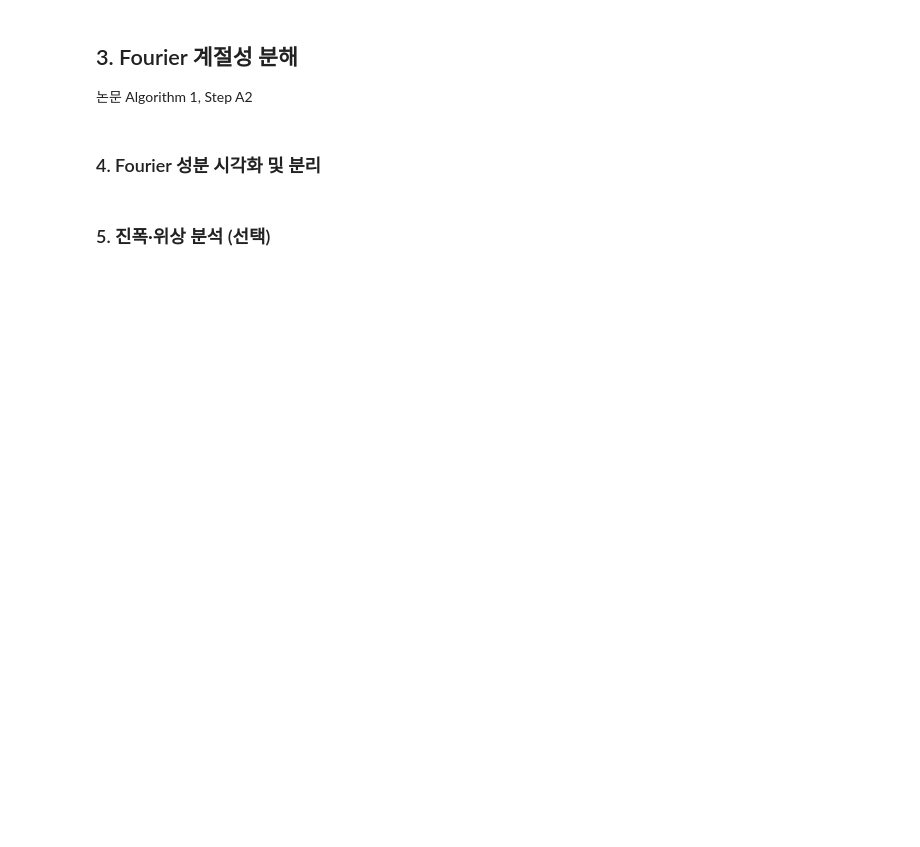
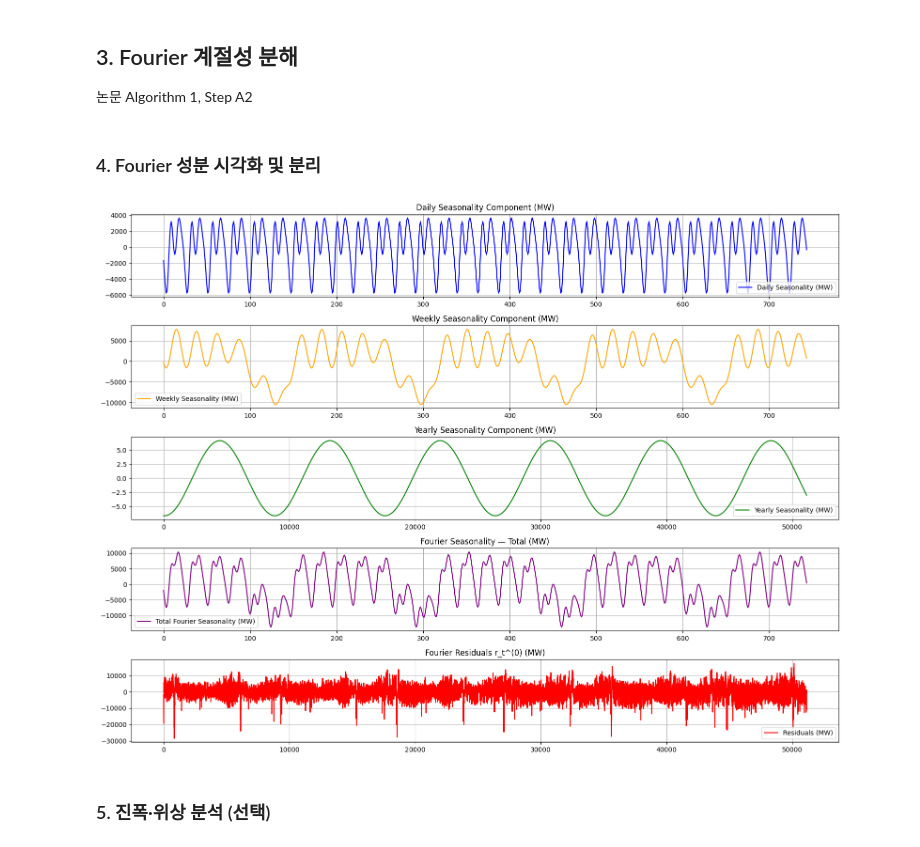
Before and after one commit to zongseung/Demadn-Quadratic-Tilting, a Jupyter notebook: src/trend_fourier_seq2seq_hqt.ipynb, the cells around one changed output. Saved outputs shown, nothing was run; the diff lists cells and outputs as text; code cells hidden in the pictures; blank space fills up the shorter version.

```diff
--- a/src/trend_fourier_seq2seq_hqt.ipynb
+++ b/src/trend_fourier_seq2seq_hqt.ipynb
@@ -163,34 +176,36 @@ df_result["Fourier_Residual"]    = residuals
 
 # --- 6. 시각화 ---
 plt.figure(figsize=(16, 12))
 
 plt.subplot(5, 1, 1)
 plt.plot(df_result["t"][:24*31], daily_pred[:24*31], label="Daily Seasonality (MW)", color="blue")
 plt.title("Daily Seasonality Component (MW)")
 plt.grid(True); plt.legend()
 
 plt.subplot(5, 1, 2)
 plt.plot(df_result["t"][:24*31], weekly_pred[:24*31], label="Weekly Seasonality (MW)", color="orange")
 plt.title("Weekly Seasonality Component (MW)")
 plt.grid(True); plt.legend()
 
 plt.subplot(5, 1, 3)
 plt.plot(df_result["t"], yearly_pred, label="Yearly Seasonality (MW)", color="green")
 plt.title("Yearly Seasonality Component (MW)")
 plt.grid(True); plt.legend()
 
 plt.subplot(5, 1, 4)
-plt.plot(df_result["t"], df_result["Fourier_Seasonality"], label="Total Fourier Seasonality (MW)", color="purple")
+plt.plot(df_result["t"][:24*31], df_result["Fourier_Seasonality"][:24*31], label="Total Fourier Seasonality (MW)", color="purple")
 plt.title("Fourier Seasonality — Total (MW)")
 plt.grid(True); plt.legend()
 
 plt.subplot(5, 1, 5)
 plt.plot(df_result["t"], df_result["Fourier_Residual"], label="Residuals (MW)", color="red")
 plt.title("Fourier Residuals r_t^(0) (MW)")
 plt.grid(True); plt.legend()
 
 plt.tight_layout()
 plt.show()
+# %% [output]
+[figure, added]
 # %% [markdown]
 ### 5. 진폭·위상 분석 (선택)
 # %%
```
Also changed, not shown: parts of 9 cells of this notebook.
